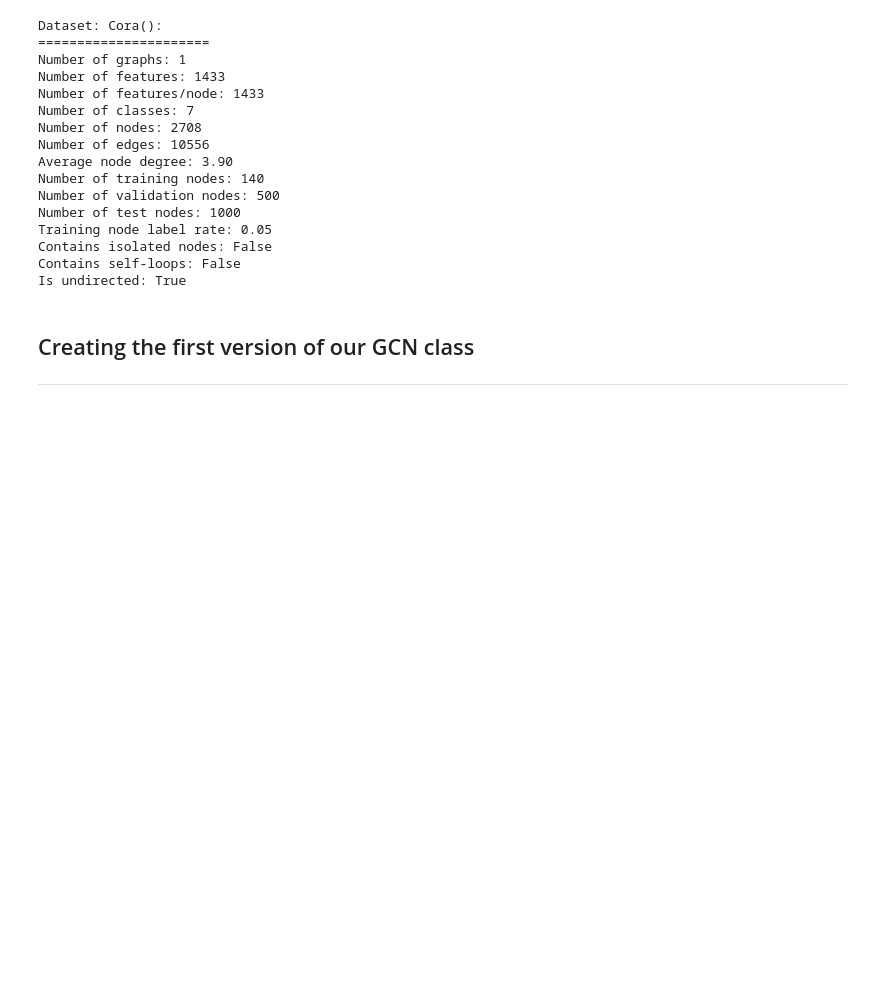
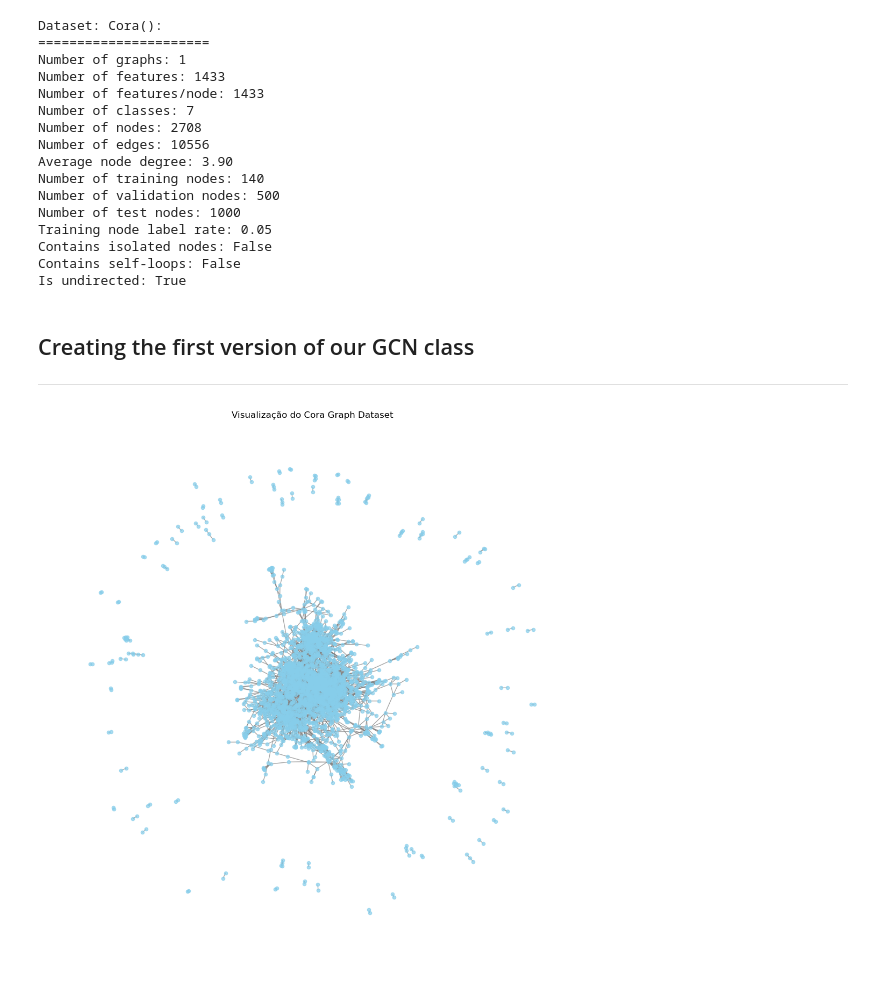
Before and after one commit to edmar-bevilaqua/data_science, a Jupyter notebook: Fundamentals/GNN.ipynb, the cells around one changed output. Drawn from its saved outputs; the diff is of its cells as text; code cells hidden in the pictures; blank space fills up the shorter version.

Commit message:
Update Fundamentals/GNN.ipynb
Add a graph visualization (its not very beatufil, yet)

```diff
--- a/Fundamentals/GNN.ipynb
+++ b/Fundamentals/GNN.ipynb
@@ -20,7 +20,7 @@ About the Cora dataset:
 
 The Cora dataset consists of 2708 scientific publications classified into one of seven classes. The citation network consists of 5429 links. Each publication in the dataset is described by a 0/1-valued word vector indicating the absence/presence of the corresponding word from the dictionary. The dictionary consists of 1433 unique words.
 # %%
-dataset = Planetoid(root='/tmp/Cora', name='Cora')
+dataset = Planetoid(root='./data/Cora', name='Cora')
 data = dataset[0]
 # %% [output]
 Downloading https://github.com/kimiyoung/planetoid/raw/master/data/ind.cora.x
@@ -89,3 +89,26 @@ class GCN(torch.nn.Module):
         x = F.relu(x)
         x = self.conv2(x, edge_index)
         return F.log_softmax(x, dim=1)
+# %%
+import networkx as nx
+import matplotlib.pyplot as plt
+from torch_geometric.datasets import Planetoid
+
+# Converter os dados em um grafo do NetworkX
+G = nx.Graph()
+G.add_edges_from(data.edge_index.t().numpy())
+
+# Configurar a visualização
+plt.figure(figsize=(10, 10))
+pos = nx.spring_layout(G, seed=42)  # Layout para a visualização
+
+# Desenhar o grafo
+nx.draw(
+    G, pos, node_size=20, node_color='skyblue', edge_color='gray',
+    with_labels=False, alpha=0.7
+)
+
+plt.title('Visualização do Cora Graph Dataset')
+plt.show()
+# %% [output]
+[figure, added]
```
Also changed, not shown: parts of 1 cell of this notebook, 11 other files.
